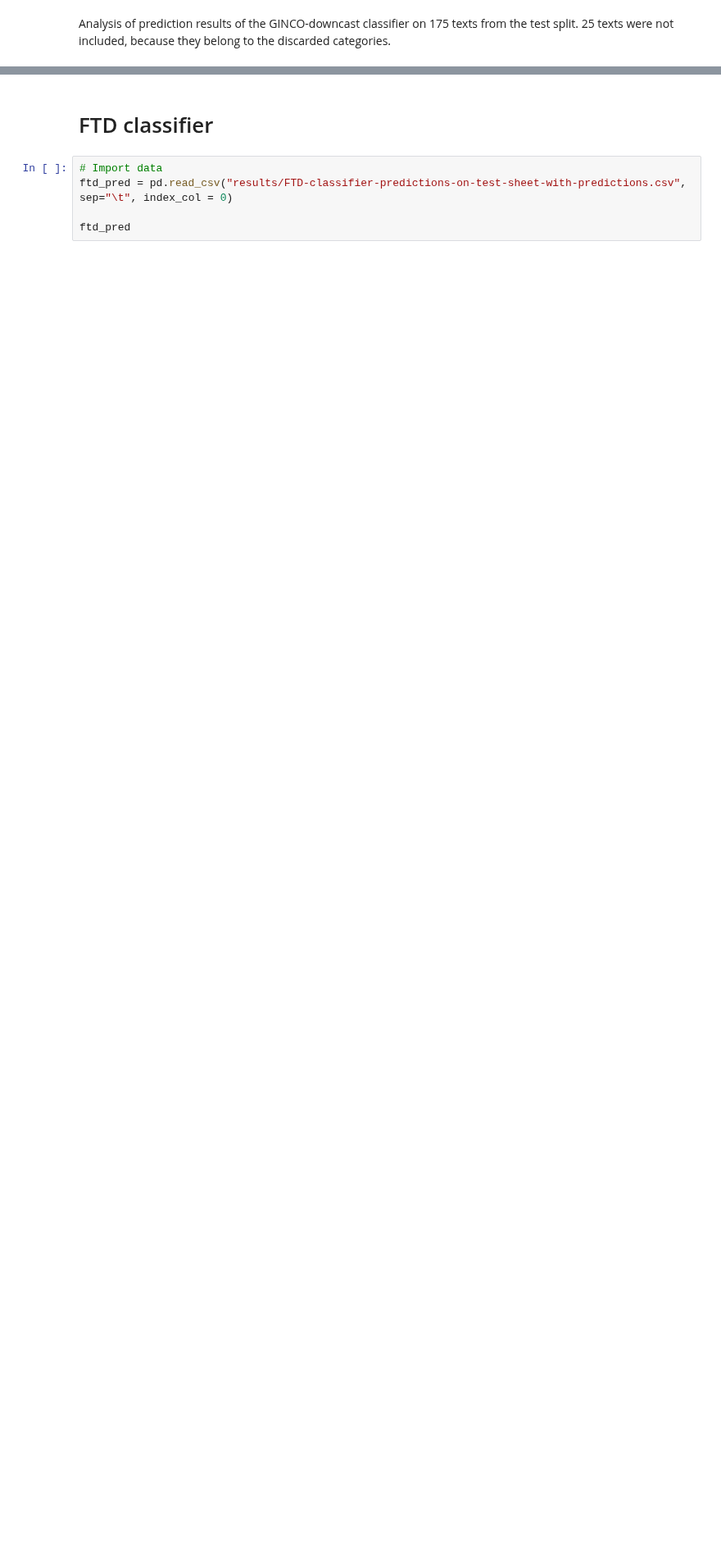
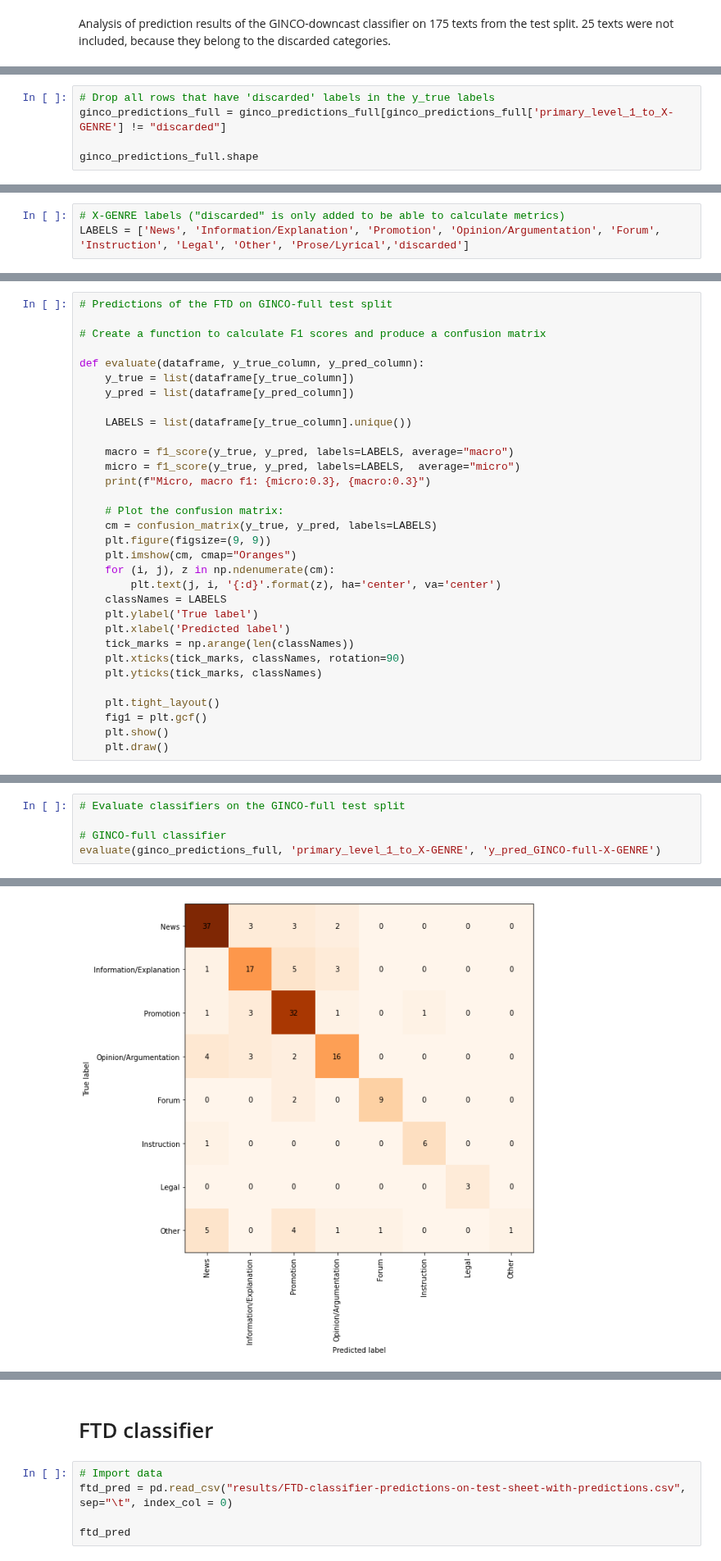
Before and after one commit to TajaKuzman/Genre-Datasets-Comparison, a Jupyter notebook: 4.1-Baseline-results-new-mappings.ipynb, the cells around one changed output, grey strips where cells are left out. Shown at 82% size. Drawn from its saved outputs; the diff is of its cells as text; blank space fills up the shorter version.

```diff
--- a/4.1-Baseline-results-new-mappings.ipynb
+++ b/4.1-Baseline-results-new-mappings.ipynb
@@ -266,0 +656,5 @@ Macro f1: 0.757, Micro f1: 0.737
+# %%
+# Drop all rows that have 'discarded' labels in the y_true labels
+ginco_predictions_full = ginco_predictions_full[ginco_predictions_full['primary_level_1_to_X-GENRE'] != "discarded"]
+
+ginco_predictions_full.shape
@@ -266,0 +675,3 @@ Macro f1: 0.757, Micro f1: 0.737
+# %%
+# X-GENRE labels ("discarded" is only added to be able to calculate metrics)
+LABELS = ['News', 'Information/Explanation', 'Promotion', 'Opinion/Argumentation', 'Forum', 'Instruction', 'Legal', 'Other', 'Prose/Lyrical','discarded']
@@ -266,0 +705,32 @@ Macro f1: 0.757, Micro f1: 0.737
+# %%
+# Predictions of the FTD on GINCO-full test split
+
+# Create a function to calculate F1 scores and produce a confusion matrix
+
+def evaluate(dataframe, y_true_column, y_pred_column):
+    y_true = list(dataframe[y_true_column])
+    y_pred = list(dataframe[y_pred_column])
+
+    LABELS = list(dataframe[y_true_column].unique())
+
+    macro = f1_score(y_true, y_pred, labels=LABELS, average="macro")
+    micro = f1_score(y_true, y_pred, labels=LABELS,  average="micro")
+    print(f"Micro, macro f1: {micro:0.3}, {macro:0.3}")
+
+    # Plot the confusion matrix:
+    cm = confusion_matrix(y_true, y_pred, labels=LABELS)
+    plt.figure(figsize=(9, 9))
+    plt.imshow(cm, cmap="Oranges")
+    for (i, j), z in np.ndenumerate(cm):
+        plt.text(j, i, '{:d}'.format(z), ha='center', va='center')
+    classNames = LABELS
+    plt.ylabel('True label')
+    plt.xlabel('Predicted label')
+    tick_marks = np.arange(len(classNames))
+    plt.xticks(tick_marks, classNames, rotation=90)
+    plt.yticks(tick_marks, classNames)
+
+    plt.tight_layout()
+    fig1 = plt.gcf()
+    plt.show()
+    plt.draw()
@@ -266,0 +748,6 @@ Macro f1: 0.757, Micro f1: 0.737
+# %%
+# Evaluate classifiers on the GINCO-full test split
+
+# GINCO-full classifier
+evaluate(ginco_predictions_full, 'primary_level_1_to_X-GENRE', 'y_pred_GINCO-full-X-GENRE')
+# %% [output]
@@ -266,0 +755 @@ Macro f1: 0.757, Micro f1: 0.737
+[figure, added]
```
Also changed, not shown: parts of 50 cells of this notebook, 6 other files.
